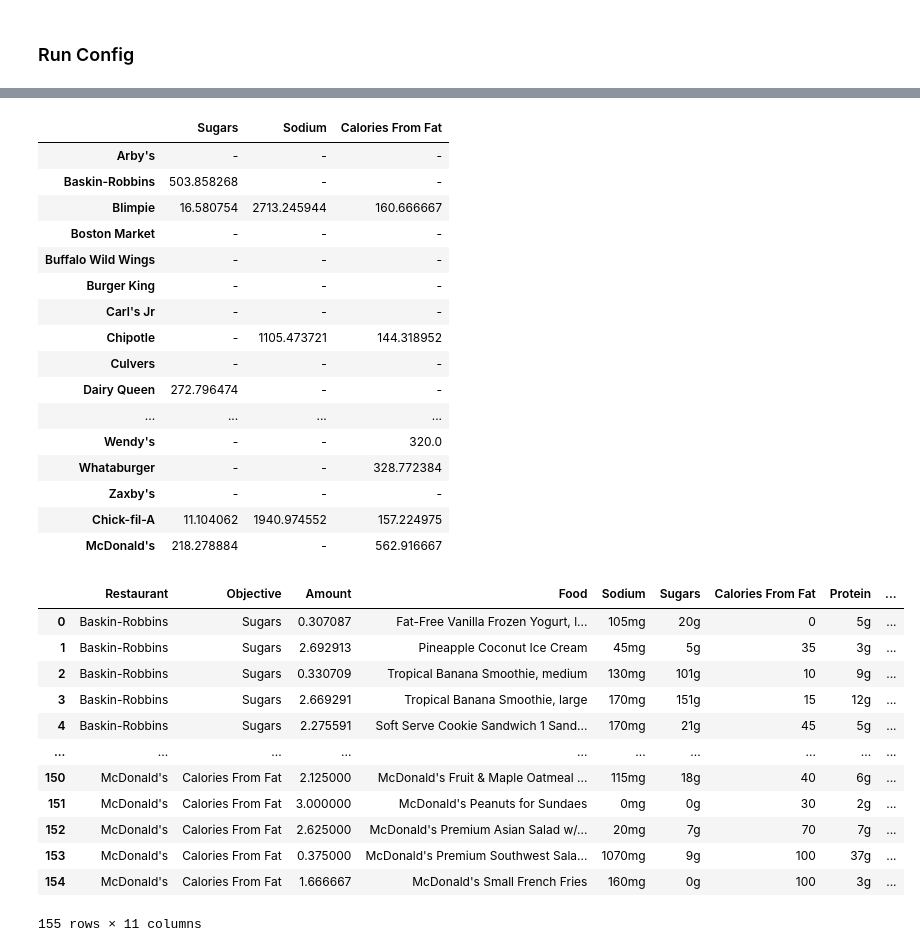
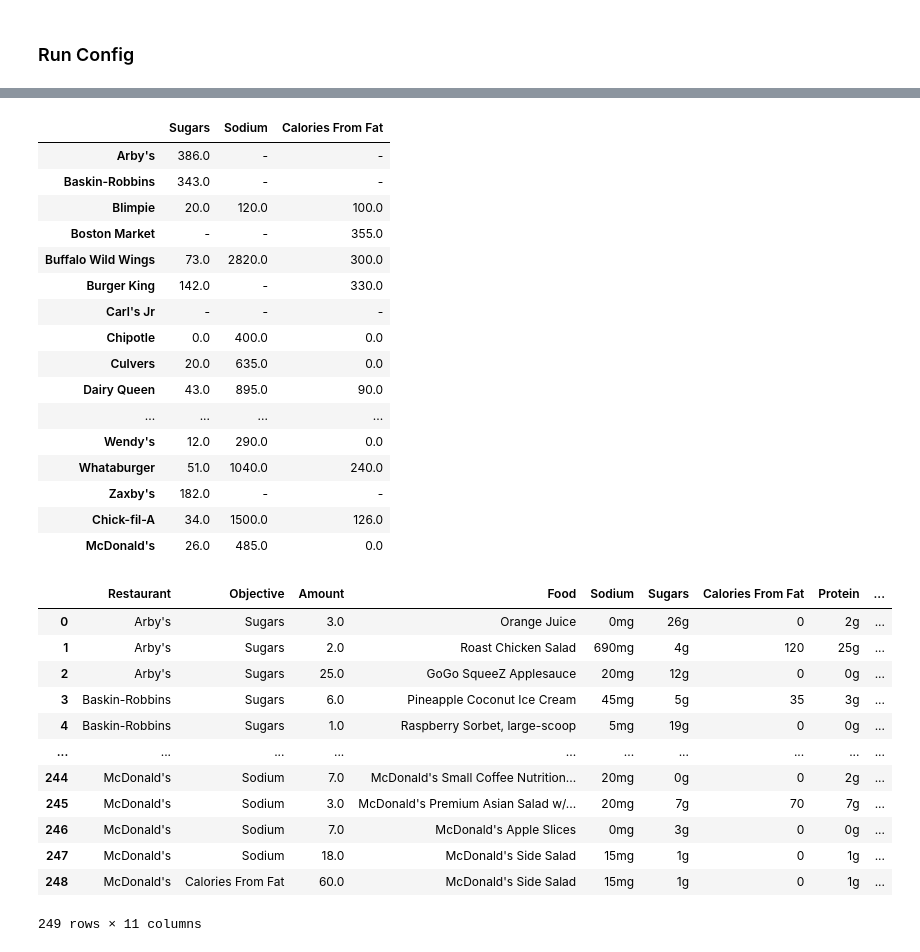
Before and after one commit to zach-hunt/NutritionResearch, a Jupyter notebook: NutritionModelling.ipynb, the cells around one changed output, grey strips where cells are left out. Cells and saved outputs as stored; diff of their text form; code cells hidden in the pictures.

```diff
--- a/NutritionModelling.ipynb
+++ b/NutritionModelling.ipynb
@@ -24,7 +25,7 @@ def vprint_factory(verbose: bool=False):
 def extract(data, row, fact, maximize=True):
     text = str(data.iloc[row][fact]).strip("mg%?").replace(",", ".")
     if str(text) == "nan" or len(text) == 0:
-        return (maximize - 0.5) * 1_000_000
+        return maximize * 1_000_000
     return float(text)
 # %%
 def classify_age(a: int, year=2020) -> str:
@@ -43,7 +44,7 @@ def classify_age(a: int, year=2020) -> str:
 # %% [markdown]
 ### File Input
 # %%
-def load_ref_files(nutrition_name="Nutritional Facts - Categorized", guidelines_name="Dietary Guidelines", year=2020):
+def load_ref_files(nutrition_name="Nutritional Facts - Categorized", guidelines_name="Dietary Guidelines", nutrition_cols=[], year=2020):
     df = pd.read_excel(nutrition_name + ".xlsm")
     guide = pd.read_excel(guidelines_name + ".xlsx", header=1,
                           index_col=[1, 2], skiprows=[2],
@@ -62,6 +63,18 @@ def load_ref_files(nutrition_name="Nutritional Facts - Categorized", guidelines_
     incorrect_sugars.loc[:, ("Dietary Fiber", "Protein")] = "0g"
     df.loc[(df["Restaurant"] == "Godfather's Pizza") & (df["Common Category"] == "Beverages")] = incorrect_sugars
 
+    # Removing Null Entries
+    drop_index = pd.Series([False for _ in df.index])
+    for col in nutrition_cols:
+        drop_index = drop_index | (df[col] == "?")
+    drop_index = drop_index[drop_index].index
+    df.drop(drop_index, inplace=True)
+
+    if "Unnamed: 24" in df.columns:
+        df.drop("Unnamed: 24", axis=1, inplace=True)
+
+    df = df.reindex()
+
     return df, guide
 # %% [markdown]
 ### Requirement Selection
@@ -259,0 +260,4 @@ See the caveats in the documentation: https://pandas.pydata.org/pandas-docs/stab
+# %%
+columns = ['Sodium', 'Sugars', 'Calories From Fat', 'Protein',
+           'Total Carbohydrates', 'Dietary Fiber', 'Saturated Fat']
+df, guide = load_ref_files(nutrition_cols=columns)
@@ -262,61 +298,59 @@ See the caveats in the documentation: https://pandas.pydata.org/pandas-docs/stab
 # %%
 age, gender = 24, "Male"
 objectives = ["Sugars", "Sodium", "Calories From Fat"]  # List of objective(s). Must be list-like
 multi_obj = False  # If True, the model objective is the sum of objective overages. Otherwise, the model is solved for each nutrient separately
 verbose = False    # Whether to provide run / solve updates
 res = ""           # Leave blank to run all
-out_name = "Cat3_Cut1_Meals1" # Leave blank to skip saving
+out_name = "Integer" # Leave blank to skip saving
 
-columns = ['Sodium', 'Sugars', 'Calories From Fat', 'Protein',
-           'Total Carbohydrates', 'Dietary Fiber', 'Saturated Fat']
 filtered_guide = guide_lookup(gender, age, guide, columns)
 
 less_thans = ["Sodium", "Sugars", "Saturated Fat", "Calories From Fat"]  # These correspond to columns from Fast Food Nutrition dataset
 costs = {"Sugars": 1, "Sodium": 50, "Calories From Fat": 4}   # Note units: Sugars (g) vs Sodium (mg)
 model_args = {"less_thans": less_thans, "guide": filtered_guide, "filter_relaxations": set(), "objective": objectives,
-              "costs": costs, "meals": 1, "cat_limit": 3, "min_cutoff": 1, "vtype": "Continuous", "verbose": verbose, }
+              "costs": costs, "meals": 1, "cat_limit": False, "min_cutoff": False, "var_type": "Integer", "verbose": verbose, }
 
 results, foods = model_run(df, objectives, multi_obj, res, verbose)
 display(results)
 display(foods)
 
 if out_name and not res:
     outname = "./ModelOutput/" + out_name + ("-Multi" if multi_obj else "") + ".xlsx"
     with pd.ExcelWriter(outname) as writer:
         results.to_excel(writer, sheet_name = "Rankings")
         foods.to_excel(writer, sheet_name = "Foods", index=False)
 %notify -m "Run Completed"
 # %% [output]
 |  | Sugars | Sodium | Calories From Fat |
-| Arby's | - | - | - |
-| Baskin-Robbins | 503.858268 | - | - |
-| Blimpie | 16.580754 | 2713.245944 | 160.666667 |
-| Boston Market | - | - | - |
-| Buffalo Wild Wings | - | - | - |
-| Burger King | - | - | - |
+| Arby's | 386.0 | - | - |
+| Baskin-Robbins | 343.0 | - | - |
+| Blimpie | 20.0 | 120.0 | 100.0 |
+| Boston Market | - | - | 355.0 |
+| Buffalo Wild Wings | 73.0 | 2820.0 | 300.0 |
+| Burger King | 142.0 | - | 330.0 |
 | Carl's Jr | - | - | - |
-| Chipotle | - | 1105.473721 | 144.318952 |
-| Culvers | - | - | - |
-| Dairy Queen | 272.796474 | - | - |
+| Chipotle | 0.0 | 400.0 | 0.0 |
+| Culvers | 20.0 | 635.0 | 0.0 |
+| Dairy Queen | 43.0 | 895.0 | 90.0 |
 | ... | ... | ... | ... |
-| Wendy's | - | - | 320.0 |
-| Whataburger | - | - | 328.772384 |
-| Zaxby's | - | - | - |
-| Chick-fil-A | 11.104062 | 1940.974552 | 157.224975 |
-| McDonald's | 218.278884 | - | 562.916667 |
+| Wendy's | 12.0 | 290.0 | 0.0 |
+| Whataburger | 51.0 | 1040.0 | 240.0 |
+| Zaxby's | 182.0 | - | - |
+| Chick-fil-A | 34.0 | 1500.0 | 126.0 |
+| McDonald's | 26.0 | 485.0 | 0.0 |
 |  | Restaurant | Objective | Amount | Food | Sodium | Sugars | Calories From Fat | Protein | ... |
-| 0 | Baskin-Robbins | Sugars | 0.307087 | Fat-Free Vanilla Frozen Yogurt, l... | 105mg | 20g | 0 | 5g | ... |
-| 1 | Baskin-Robbins | Sugars | 2.692913 | Pineapple Coconut Ice Cream | 45mg | 5g | 35 | 3g | ... |
-| 2 | Baskin-Robbins | Sugars | 0.330709 | Tropical Banana Smoothie, medium | 130mg | 101g | 10 | 9g | ... |
-| 3 | Baskin-Robbins | Sugars | 2.669291 | Tropical Banana Smoothie, large | 170mg | 151g | 15 | 12g | ... |
-| 4 | Baskin-Robbins | Sugars | 2.275591 | Soft Serve Cookie Sandwich 1 Sand... | 170mg | 21g | 45 | 5g | ... |
+| 0 | Arby's | Sugars | 3.0 | Orange Juice | 0mg | 26g | 0 | 2g | ... |
+| 1 | Arby's | Sugars | 2.0 | Roast Chicken Salad | 690mg | 4g | 120 | 25g | ... |
+| 2 | Arby's | Sugars | 25.0 | GoGo SqueeZ Applesauce | 20mg | 12g | 0 | 0g | ... |
+| 3 | Baskin-Robbins | Sugars | 6.0 | Pineapple Coconut Ice Cream | 45mg | 5g | 35 | 3g | ... |
+| 4 | Baskin-Robbins | Sugars | 1.0 | Raspberry Sorbet, large-scoop | 5mg | 19g | 0 | 0g | ... |
 | ... | ... | ... | ... | ... | ... | ... | ... | ... | ... |
-| 150 | McDonald's | Calories From Fat | 2.125000 | McDonald's Fruit & Maple Oatmeal ... | 115mg | 18g | 40 | 6g | ... |
-| 151 | McDonald's | Calories From Fat | 3.000000 | McDonald's Peanuts for Sundaes | 0mg | 0g | 30 | 2g | ... |
-| 152 | McDonald's | Calories From Fat | 2.625000 | McDonald's Premium Asian Salad w/... | 20mg | 7g | 70 | 7g | ... |
-| 153 | McDonald's | Calories From Fat | 0.375000 | McDonald's Premium Southwest Sala... | 1070mg | 9g | 100 | 37g | ... |
-| 154 | McDonald's | Calories From Fat | 1.666667 | McDonald's Small French Fries | 160mg | 0g | 100 | 3g | ... |
+| 244 | McDonald's | Sodium | 7.0 | McDonald's Small Coffee Nutrition... | 20mg | 0g | 0 | 2g | ... |
+| 245 | McDonald's | Sodium | 3.0 | McDonald's Premium Asian Salad w/... | 20mg | 7g | 70 | 7g | ... |
+| 246 | McDonald's | Sodium | 7.0 | McDonald's Apple Slices | 0mg | 3g | 0 | 0g | ... |
+| 247 | McDonald's | Sodium | 18.0 | McDonald's Side Salad | 15mg | 1g | 0 | 1g | ... |
+| 248 | McDonald's | Calories From Fat | 60.0 | McDonald's Side Salad | 15mg | 1g | 0 | 1g | ... |
-155 rows × 11 columns
+249 rows × 11 columns
 [interactive output not drawn]
 # %% [markdown]
 ### Status
```
Also changed, not shown: parts of 5 cells of this notebook.
